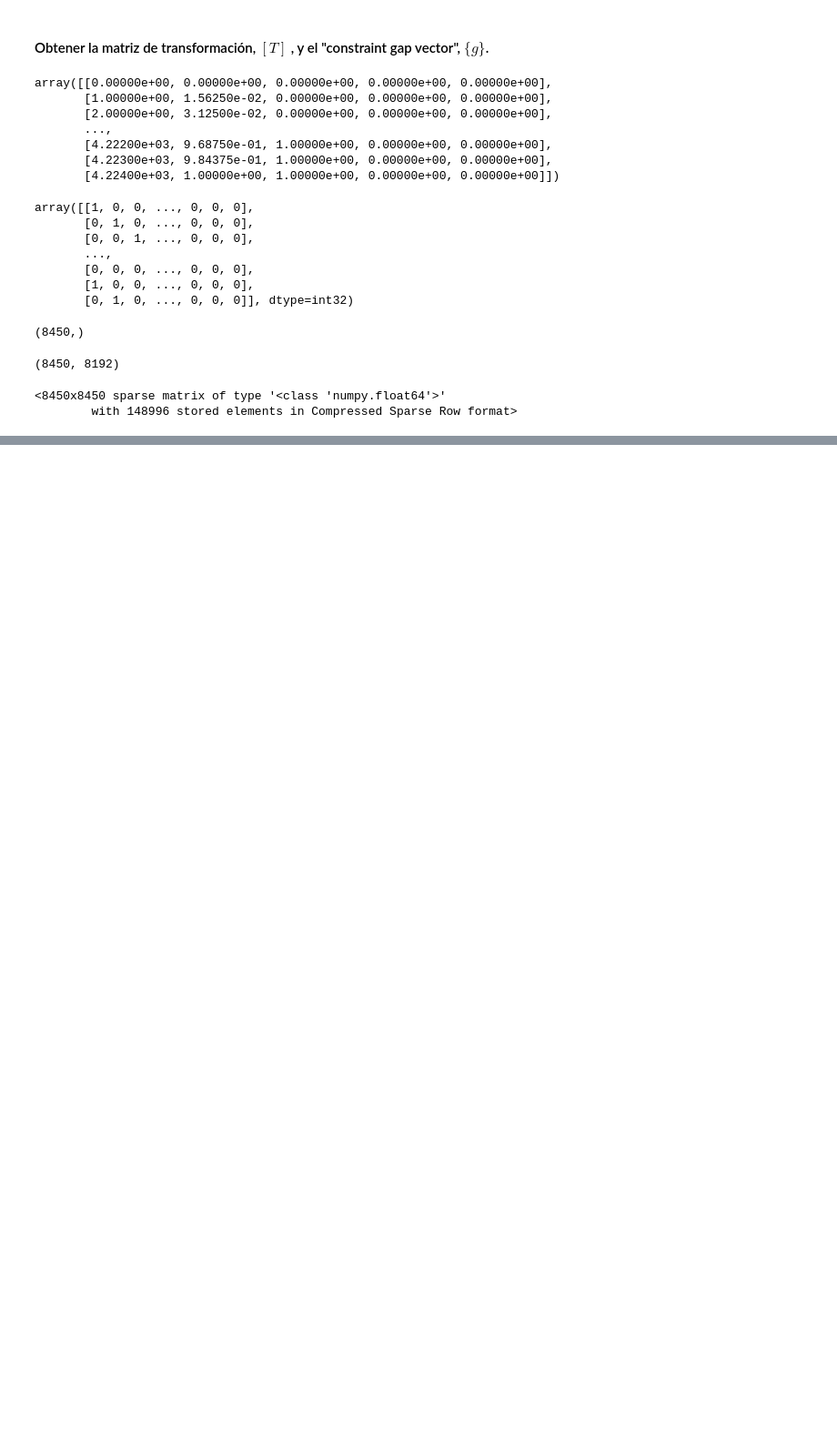
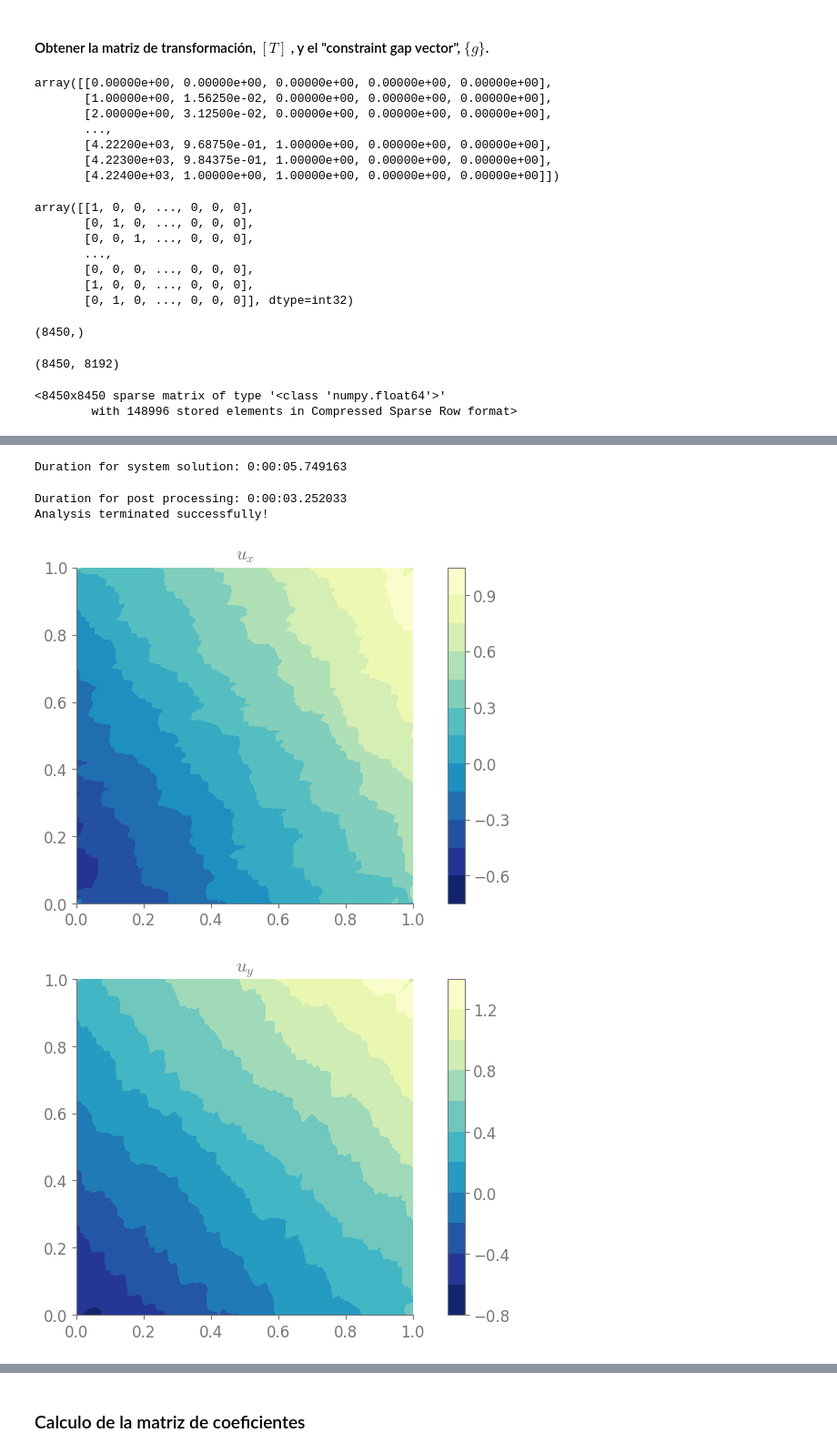
Before and after one commit to Semillero-Mecanica-Aplicada/proyecto2025, a Jupyter notebook: Fem/fem_periodic_constraints.ipynb, the cells around one changed output, grey strips where cells are left out. Shown: that part at 91% size. Saved outputs shown, nothing was run; the diff lists cells and outputs as text; code cells hidden in the pictures; blank space fills up the shorter version.

```diff
--- a/Fem/fem_periodic_constraints.ipynb
+++ b/Fem/fem_periodic_constraints.ipynb
@@ -317,0 +380,30 @@ array([[-0.03380546, -0.03401775],
+# %%
+t_mat_sh, g_vec_sh = periodicBC_transform_mat(disp_constant, ndofs, nodes_ref, nodes_ima,
+                        dofs_ref, dofs_ima, nodes_ref_dof, nodes_ima_dof,
+                        new_num,nodes=nodes,mode="shear")
+stiff_mat_hat_sh = t_mat_sh.T @ stiff_mat @ t_mat_sh
+rhs_hat_sh = t_mat_sh.T @ -stiff_mat @ g_vec_sh
+
+disp_hat_sh = sol.static_sol(stiff_mat_hat_sh.tocsr(), rhs_hat_sh)
+
+disp_sh = t_mat_sh @ disp_hat_sh + g_vec_sh
+
+end_time = datetime.now()
+print('Duration for system solution: {}'.format(end_time - start_time))
+# %% [output]
+Duration for system solution: 0:00:05.749163
+# %%
+start_time = datetime.now()
+disp_complete_sh = pos.complete_disp(bc_array, nodes, disp_sh)
+strain_nodes_sh, stress_nodes_sh = pos.strain_nodes(nodes, elements, mats,
+                                            disp_complete_sh)
+pos.fields_plot(elements, nodes, disp_complete_sh, E_nodes=strain_nodes_sh,
+                S_nodes=stress_nodes_sh)
+end_time = datetime.now()
+print('Duration for post processing: {}'.format(end_time - start_time))
+print('Analysis terminated successfully!')
+# %% [output]
+Duration for post processing: 0:00:03.252033
+Analysis terminated successfully!
+[figure, added]
+[figure, added]
@@ -317,0 +416,2 @@ array([[-0.03380546, -0.03401775],
+# %% [markdown]
+### Calculo de la matriz de coeficientes
```
Also changed, not shown: parts of 20 cells of this notebook, 4 other files.
